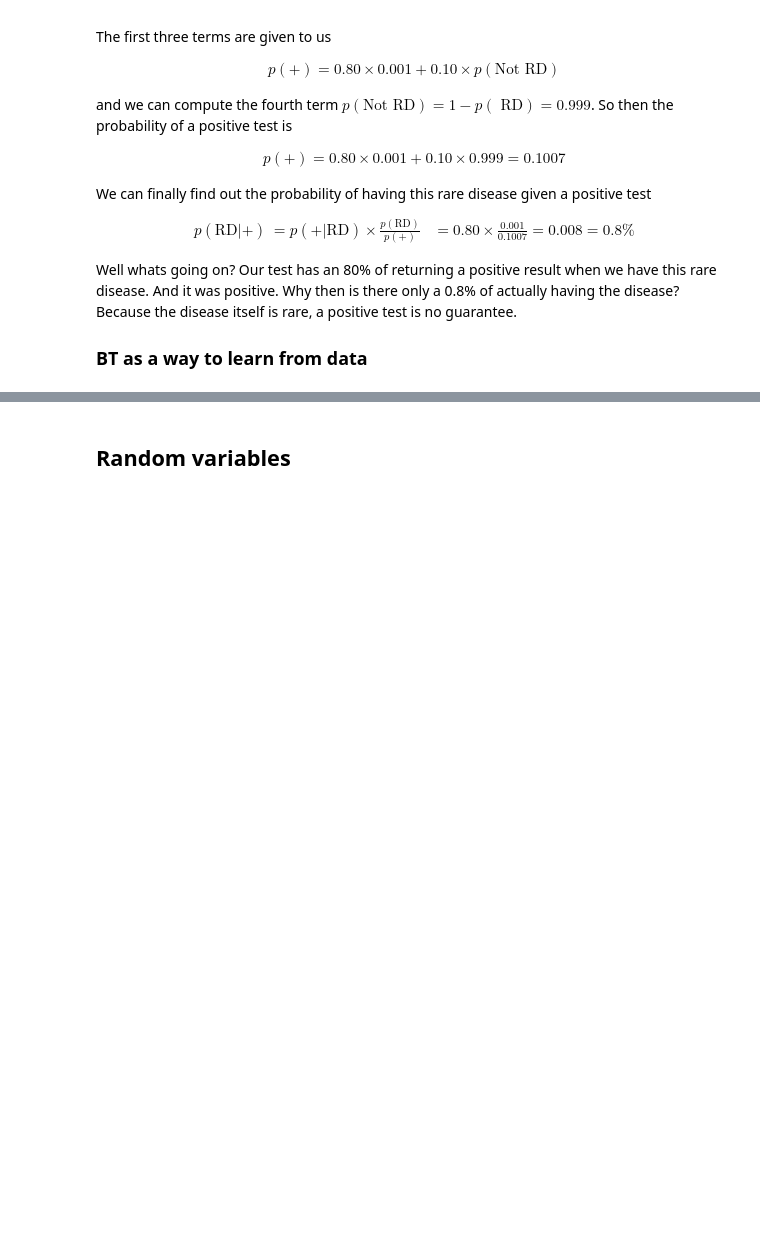
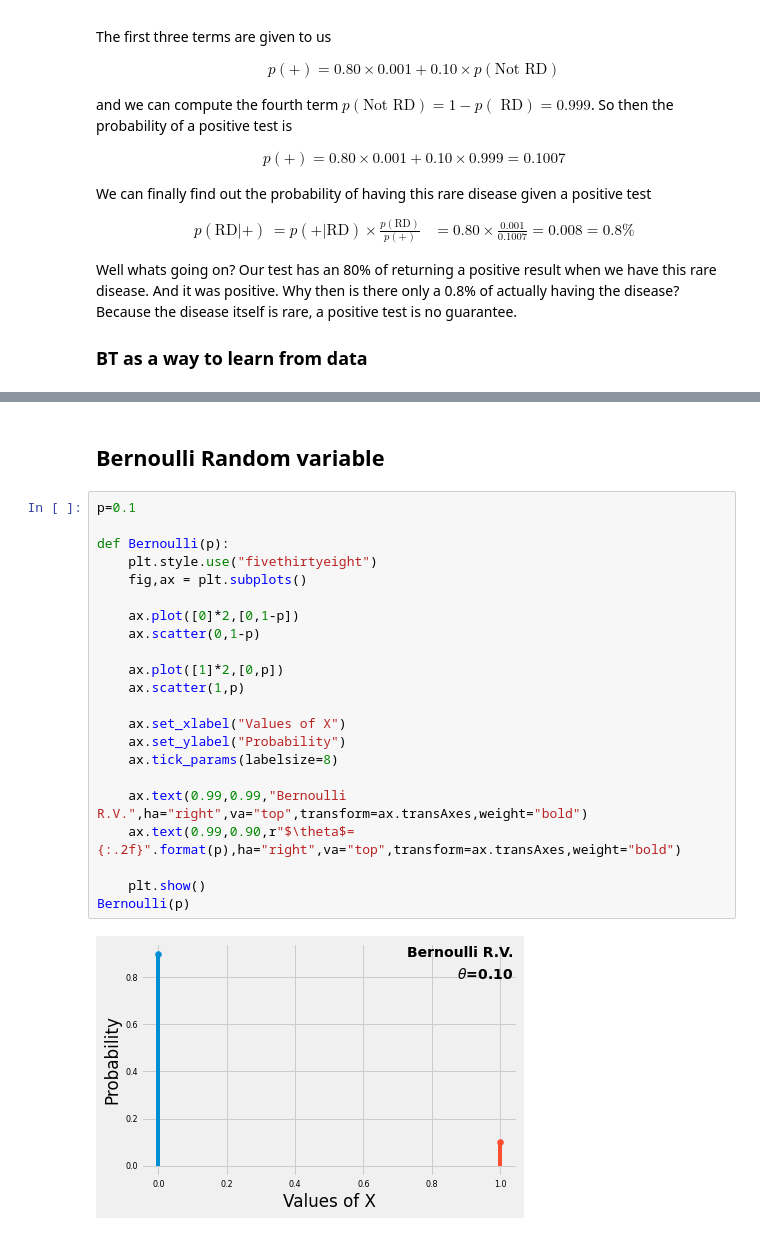
Before and after one commit to computationalUncertaintyLab/2020F_PHDSI, a Jupyter notebook: c4/Class09-11.ipynb, the cells around one changed output, grey strips where cells are left out. Cells and saved outputs as stored; diff of their text form; blank space fills up the shorter version.

```diff
--- a/c4/Class09-11.ipynb
+++ b/c4/Class09-11.ipynb
@@ -255,2 +256,26 @@ Because the disease itself is rare, a positive test is no guarantee.
 # %% [markdown]
-## Random variables
+## Bernoulli Random variable
+# %%
+p=0.1
+
+def Bernoulli(p):
+    plt.style.use("fivethirtyeight")
+    fig,ax = plt.subplots()
+
+    ax.plot([0]*2,[0,1-p])
+    ax.scatter(0,1-p)
+
+    ax.plot([1]*2,[0,p])
+    ax.scatter(1,p)
+
+    ax.set_xlabel("Values of X")
+    ax.set_ylabel("Probability")
+    ax.tick_params(labelsize=8)
+
+    ax.text(0.99,0.99,"Bernoulli R.V.",ha="right",va="top",transform=ax.transAxes,weight="bold")
+    ax.text(0.99,0.90,r"$\theta$={:.2f}".format(p),ha="right",va="top",transform=ax.transAxes,weight="bold")
+
+    plt.show()
+Bernoulli(p)
+# %% [output]
+[figure, added]
```
Also changed, not shown: parts of 2 cells of this notebook, 1 other file.
